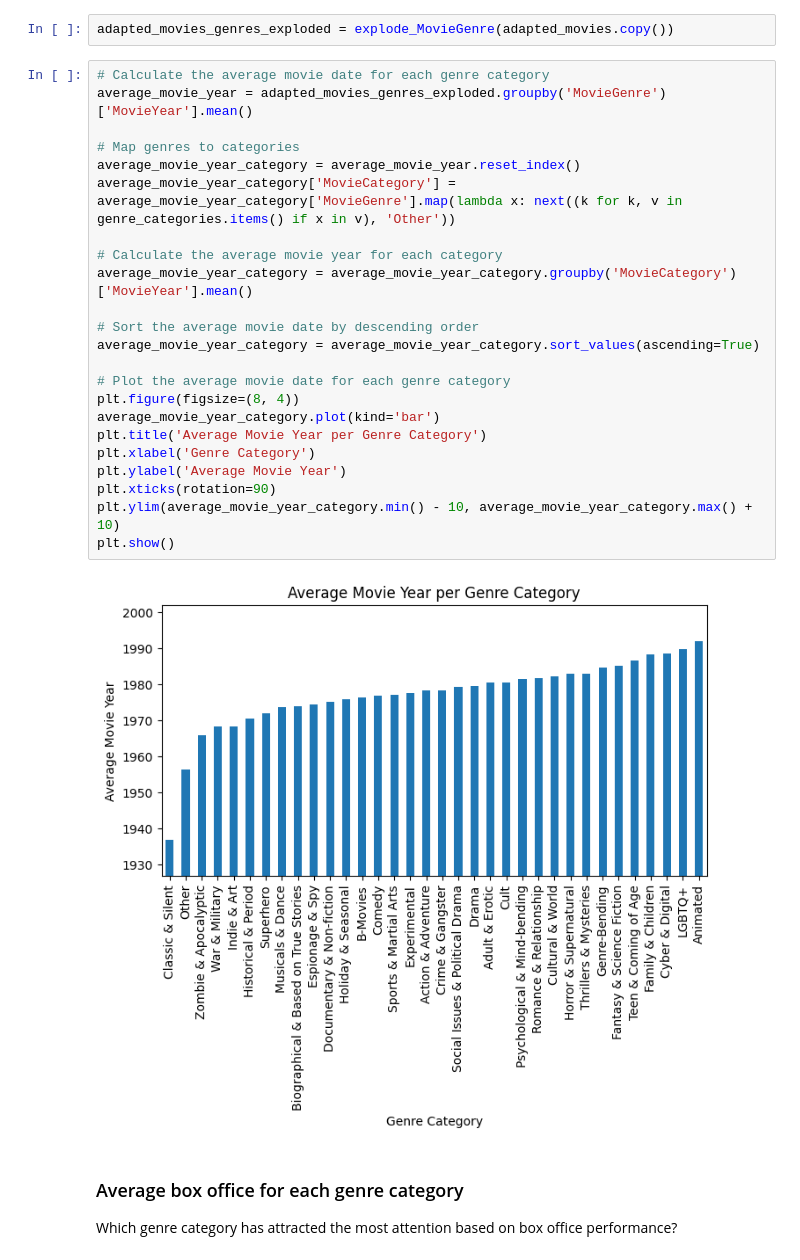
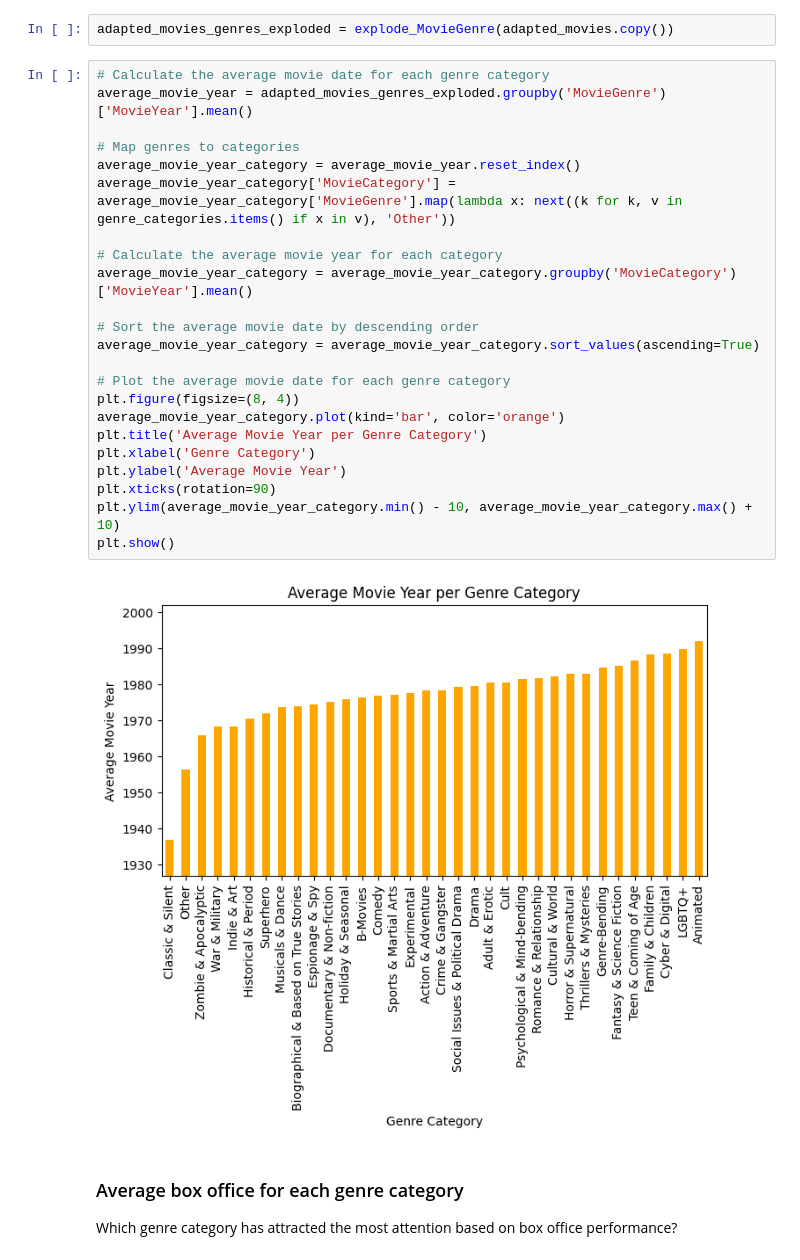
Before and after one commit to epfl-ada/ada-2024-project-padamalgame, a Jupyter notebook: results.ipynb, the cells around one changed output. Drawn from its saved outputs; the diff is of its cells as text.

```diff
--- a/results.ipynb
+++ b/results.ipynb
@@ -192,28 +192,28 @@ adapted_movies_genres_exploded = explode_MovieGenre(adapted_movies.copy())
 # %%
 # Calculate the average movie date for each genre category
 average_movie_year = adapted_movies_genres_exploded.groupby('MovieGenre')['MovieYear'].mean()
 
 # Map genres to categories
 average_movie_year_category = average_movie_year.reset_index()
 average_movie_year_category['MovieCategory'] = average_movie_year_category['MovieGenre'].map(lambda x: next((k for k, v in genre_categories.items() if x in v), 'Other'))
 
 # Calculate the average movie year for each category
 average_movie_year_category = average_movie_year_category.groupby('MovieCategory')['MovieYear'].mean()
 
 # Sort the average movie date by descending order
 average_movie_year_category = average_movie_year_category.sort_values(ascending=True)
 
 # Plot the average movie date for each genre category
 plt.figure(figsize=(8, 4))
-average_movie_year_category.plot(kind='bar')
+average_movie_year_category.plot(kind='bar', color='orange')
 plt.title('Average Movie Year per Genre Category')
 plt.xlabel('Genre Category')
 plt.ylabel('Average Movie Year')
 plt.xticks(rotation=90)
 plt.ylim(average_movie_year_category.min() - 10, average_movie_year_category.max() + 10)
 plt.show()
 # %% [output]
-[figure, old version]
+[figure, new version]
 # %% [markdown]
 ### Average box office for each genre category
 Which genre category has attracted the most attention based on box office performance?
```
Also changed, not shown: parts of 12 cells of this notebook.
